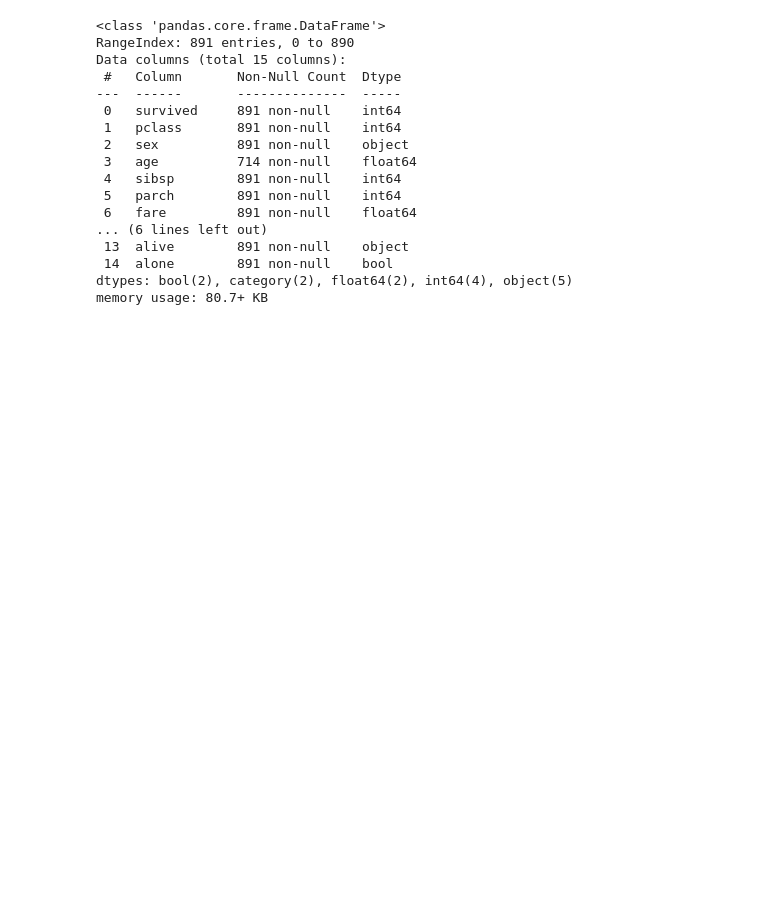
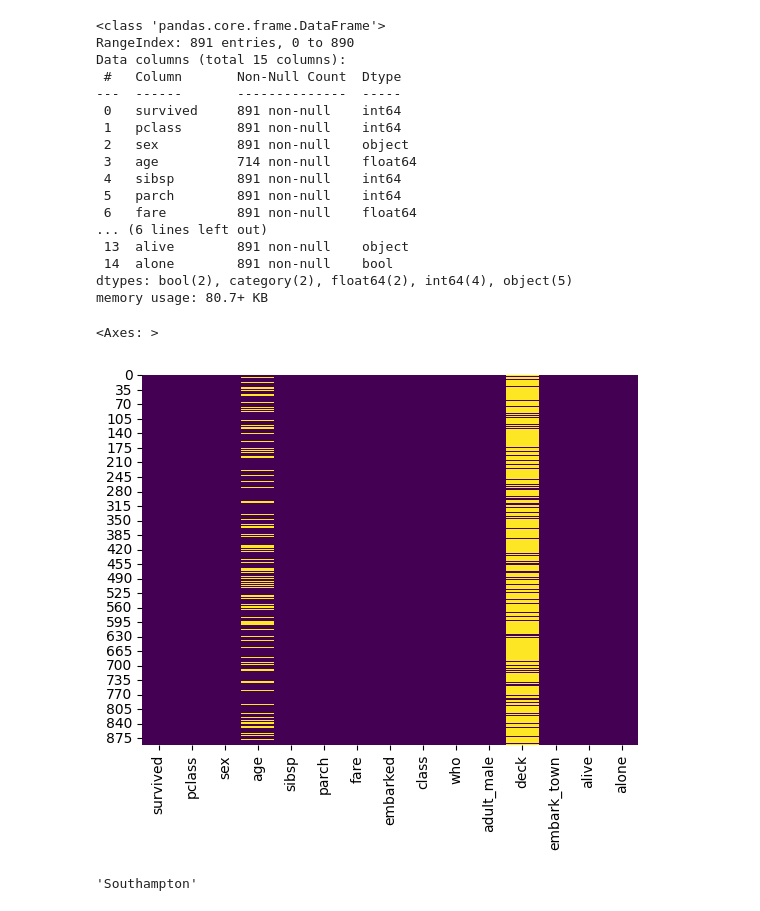
Before and after one commit to abdulrehmanwaseem/Datascience-Learning-With-Python, a Jupyter notebook: notebook.ipynb, the cells around one changed output. Saved outputs shown, nothing was run; the diff lists cells and outputs as text; code cells hidden in the pictures; blank space fills up the shorter version.

```diff
--- a/notebook.ipynb
+++ b/notebook.ipynb
@@ -98,3 +98,8 @@ Data columns (total 15 columns):
  14  alone        891 non-null    bool
 dtypes: bool(2), category(2), float64(2), int64(4), object(5)
 memory usage: 80.7+ KB
+# %%
+sns.heatmap(df.isnull(), cbar=False, cmap="viridis")
+# %% [output]
+<Axes: >
+[figure, added]
@@ -100,0 +109,4 @@ memory usage: 80.7+ KB
+# %%
+df['embark_town'].mode()[0]
+# %% [output]
+'Southampton'
```
Also changed, not shown: parts of 7 cells of this notebook.
